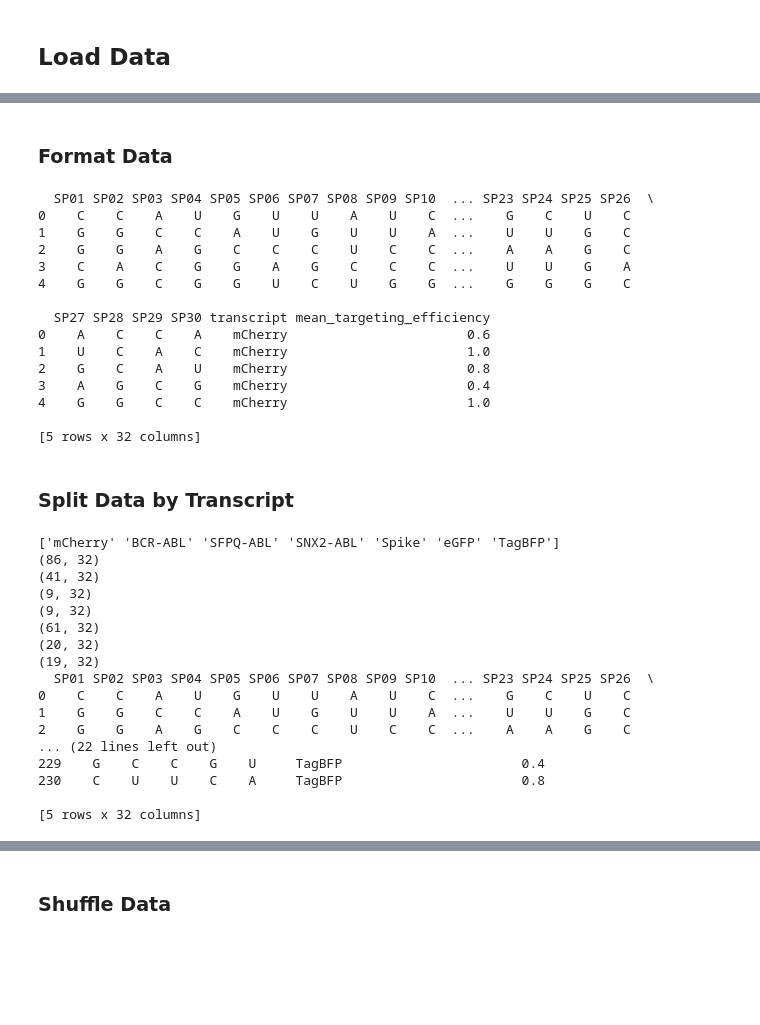
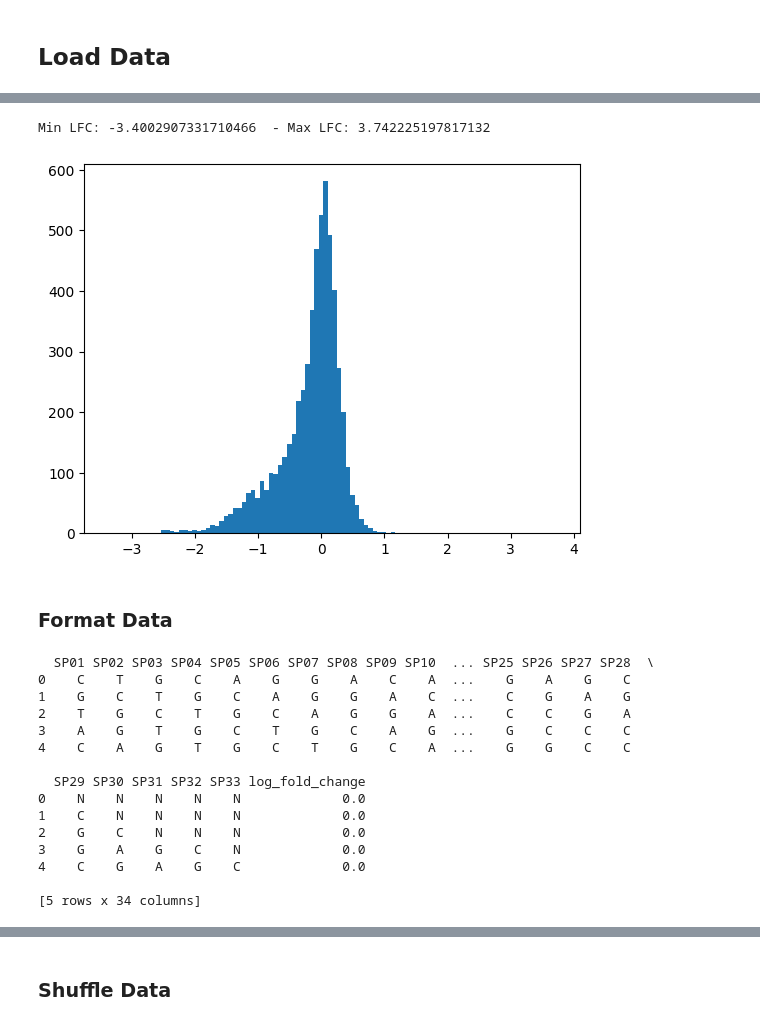
Before and after one commit to AliMuhammadAsad/CRISPR_NET, a Jupyter notebook: crispr13d/crispr_naive_bayes.ipynb, the cells around one changed output, grey strips where cells are left out. Cells and saved outputs as stored; diff of their text form; code cells hidden in the pictures; blank space fills up the shorter version.

```diff
--- a/crispr13d/crispr_naive_bayes.ipynb
+++ b/crispr13d/crispr_naive_bayes.ipynb
@@ -21,54 +22,31 @@ print(df_raw.shape)
+# %%
+print("Min LFC:", np.min(df_raw['log_fold_change']), " - Max LFC:", np.max(df_raw['log_fold_change']))
+plt.hist(df_raw['log_fold_change'], bins=100)
+plt.show()
+# %% [output]
+Min LFC: -3.4002907331710466  - Max LFC: 3.742225197817132
+[figure, added]
 # %% [markdown]
 ### Format Data
 # %%
 df_spacer_split = df_raw['spacer_seq'].apply(lambda x: pd.Series(list(x)))
 df_spacer_split.columns = [f'SP{str(i+1).zfill(2)}' for i in range(df_spacer_split.shape[1])]
-df = pd.concat([df_spacer_split, df_raw.drop(['spacer_seq', 'dosage (ng)'], axis=1)], axis=1)
-df['mean_targeting_efficiency'] = df['mean_targeting_efficiency'].apply(lambda x: ((x+0.05) // 0.1) / 10)
+df = pd.concat([df_spacer_split, df_raw.drop(['spacer_seq'], axis=1)], axis=1)
+df['log_fold_change'] = df['log_fold_change'].apply(lambda x: (((2*(x+0.25))//1) / 2))  # Data bucketing: -0.25->0.25: 0, 0.25->0.75: 0.5, etc.
 print(df.head())
 # %% [output]
-  SP01 SP02 SP03 SP04 SP05 SP06 SP07 SP08 SP09 SP10  ... SP23 SP24 SP25 SP26  \
-0    C    C    A    U    G    U    U    A    U    C  ...    G    C    U    C
-1    G    G    C    C    A    U    G    U    U    A  ...    U    U    G    C
-2    G    G    A    G    C    C    C    U    C    C  ...    A    A    G    C
-3    C    A    C    G    G    A    G    C    C    C  ...    U    U    G    A
-4    G    G    C    G    G    U    C    U    G    G  ...    G    G    G    C
+  SP01 SP02 SP03 SP04 SP05 SP06 SP07 SP08 SP09 SP10  ... SP25 SP26 SP27 SP28  \
+0    C    T    G    C    A    G    G    A    C    A  ...    G    A    G    C
+1    G    C    T    G    C    A    G    G    A    C  ...    C    G    A    G
+2    T    G    C    T    G    C    A    G    G    A  ...    C    C    G    A
+3    A    G    T    G    C    T    G    C    A    G  ...    G    C    C    C
+4    C    A    G    T    G    C    T    G    C    A  ...    G    G    C    C
 
-  SP27 SP28 SP29 SP30 transcript mean_targeting_efficiency
-0    A    C    C    A    mCherry                       0.6
-1    U    C    A    C    mCherry                       1.0
-2    G    C    A    U    mCherry                       0.8
-3    A    G    C    G    mCherry                       0.4
-4    G    G    C    C    mCherry                       1.0
+  SP29 SP30 SP31 SP32 SP33 log_fold_change
+0    N    N    N    N    N             0.0
+1    C    N    N    N    N             0.0
+2    G    C    N    N    N             0.0
+3    G    A    G    C    N             0.0
+4    C    G    A    G    C             0.0
 
-[5 rows x 32 columns]
+[5 rows x 34 columns]
-# %% [markdown]
-### Split Data by Transcript
-# %%
-transcripts = df['transcript'].unique()
-print(transcripts)
-df_trans = []
-for trans in transcripts:
-    df_trans.append(df[df['transcript'] == trans])
-    print(df_trans[-1].shape)
-
-print(df_trans[0].head())
-print(df_trans[-1].head())
-# %% [output]
-['mCherry' 'BCR-ABL' 'SFPQ-ABL' 'SNX2-ABL' 'Spike' 'eGFP' 'TagBFP']
-(86, 32)
-(41, 32)
-(9, 32)
-(9, 32)
-(61, 32)
-(20, 32)
-(19, 32)
-  SP01 SP02 SP03 SP04 SP05 SP06 SP07 SP08 SP09 SP10  ... SP23 SP24 SP25 SP26  \
-0    C    C    A    U    G    U    U    A    U    C  ...    G    C    U    C
-1    G    G    C    C    A    U    G    U    U    A  ...    U    U    G    C
-2    G    G    A    G    C    C    C    U    C    C  ...    A    A    G    C
-... (22 lines left out)
-229    G    C    C    G    U     TagBFP                       0.4
-230    C    U    U    C    A     TagBFP                       0.8
-
-[5 rows x 32 columns]
```
Also changed, not shown: parts of 16 cells of this notebook, 7 other files.
